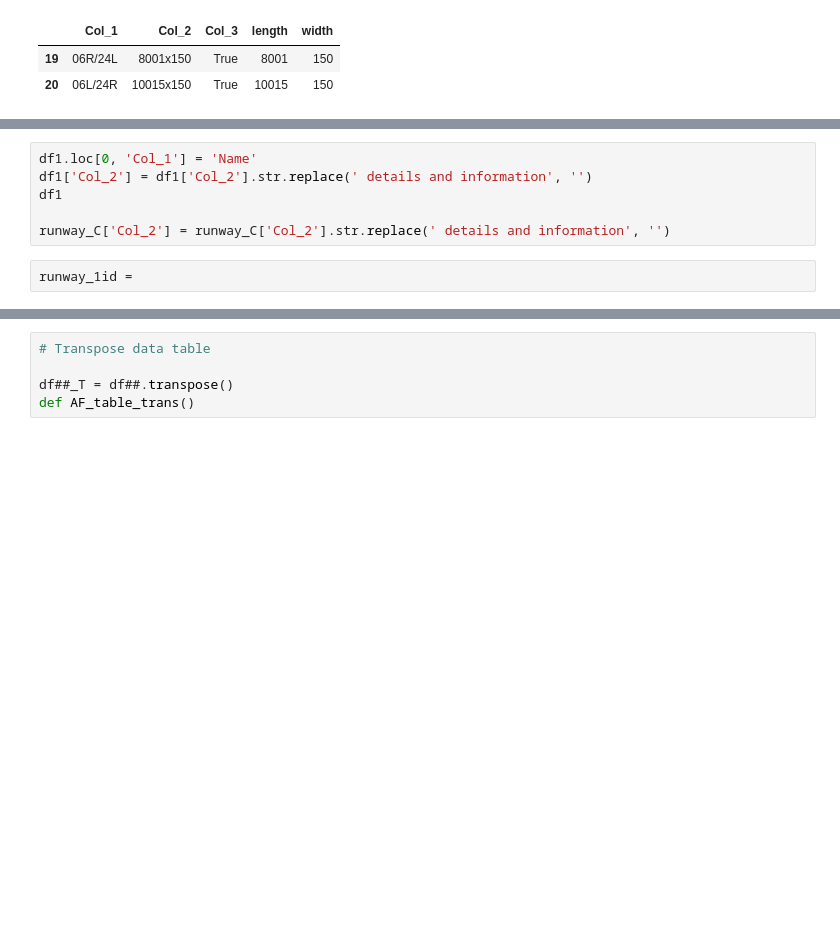
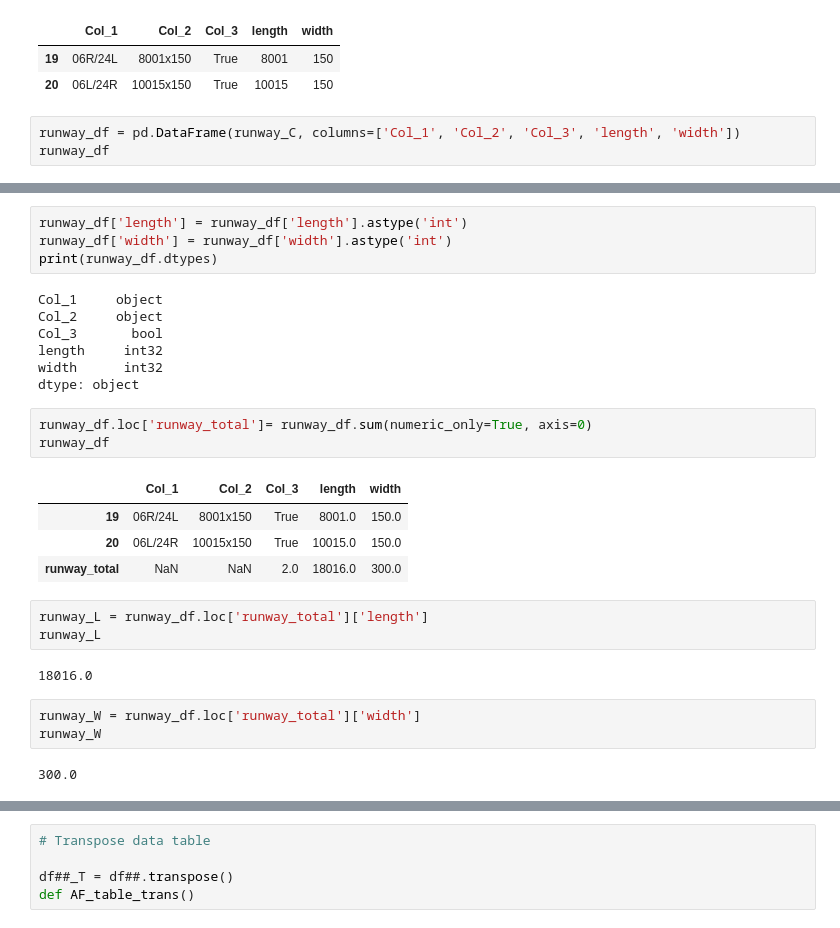
Before and after one commit to benniehana111/Airfield-Analysis, a Jupyter notebook: Airport_table_transform.ipynb, the cells around one changed output, grey strips where cells are left out. Cells and saved outputs as stored; diff of their text form; blank space fills up the shorter version.

```diff
--- a/Airport_table_transform.ipynb
+++ b/Airport_table_transform.ipynb
@@ -376,3 +376,6 @@ See the caveats in the documentation: https://pandas.pydata.org/pandas-docs/stab
 |  | Col_1 | Col_2 | Col_3 | length | width |
 | 19 | 06R/24L | 8001x150 | True | 8001 | 150 |
 | 20 | 06L/24R | 10015x150 | True | 10015 | 150 |
+# %%
+runway_df = pd.DataFrame(runway_C, columns=['Col_1', 'Col_2', 'Col_3', 'length', 'width'])
+runway_df
@@ -392,9 +407,30 @@ runway_num
+# %%
+runway_df['length'] = runway_df['length'].astype('int')
+runway_df['width'] = runway_df['width'].astype('int')
+print(runway_df.dtypes)
+# %% [output]
+Col_1     object
+Col_2     object
+Col_3       bool
+length     int32
+width      int32
+dtype: object
+# %%
+runway_df.loc['runway_total']= runway_df.sum(numeric_only=True, axis=0)
+runway_df
+# %% [output]
+|  | Col_1 | Col_2 | Col_3 | length | width |
+| 19 | 06R/24L | 8001x150 | True | 8001.0 | 150.0 |
+| 20 | 06L/24R | 10015x150 | True | 10015.0 | 150.0 |
+| runway_total | NaN | NaN | 2.0 | 18016.0 | 300.0 |
 # %%
-df1.loc[0, 'Col_1'] = 'Name'
-df1['Col_2'] = df1['Col_2'].str.replace(' details and information', '')
-df1
-
-runway_C['Col_2'] = runway_C['Col_2'].str.replace(' details and information', '')
+runway_L = runway_df.loc['runway_total']['length']
+runway_L
+# %% [output]
+18016.0
 # %%
-runway_1id =
+runway_W = runway_df.loc['runway_total']['width']
+runway_W
+# %% [output]
+300.0
 # %%
```
Also changed, not shown: parts of 21 cells of this notebook.
